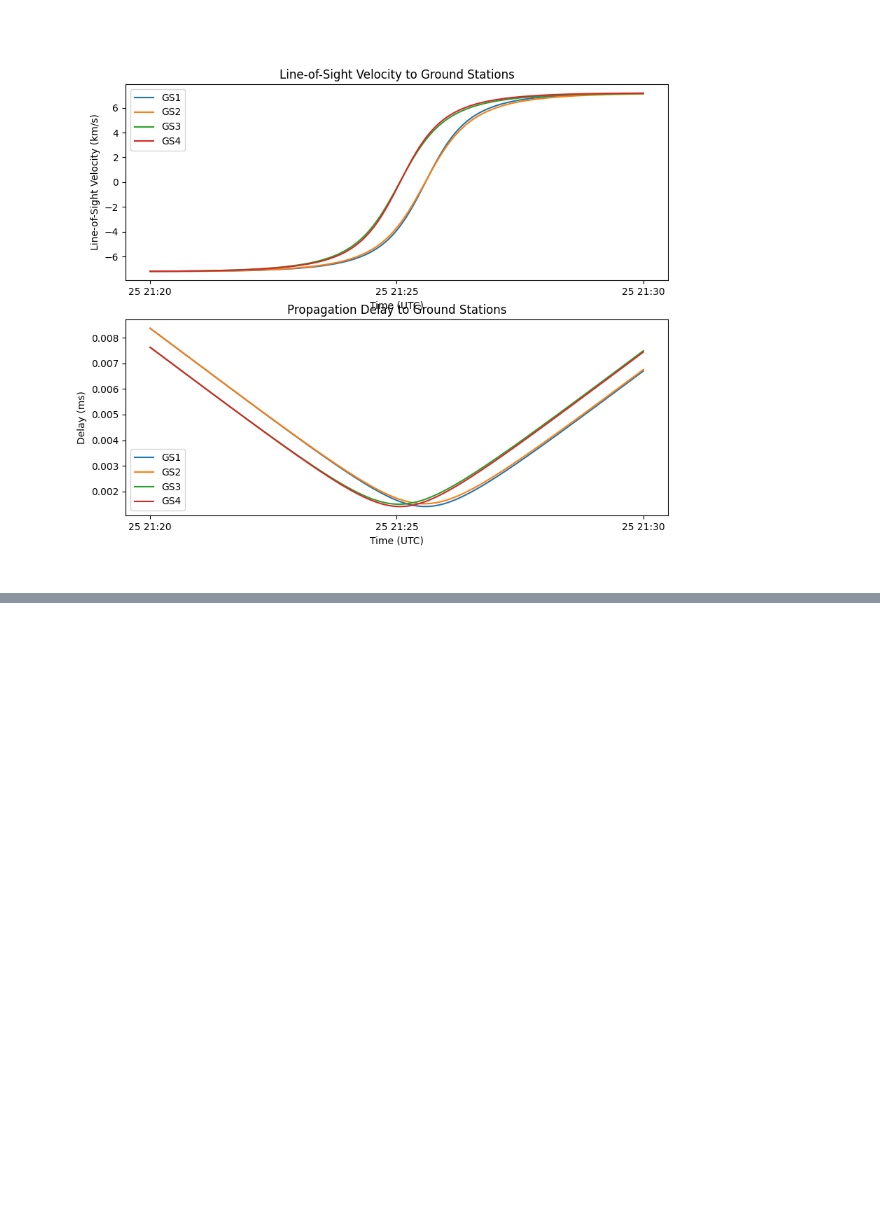
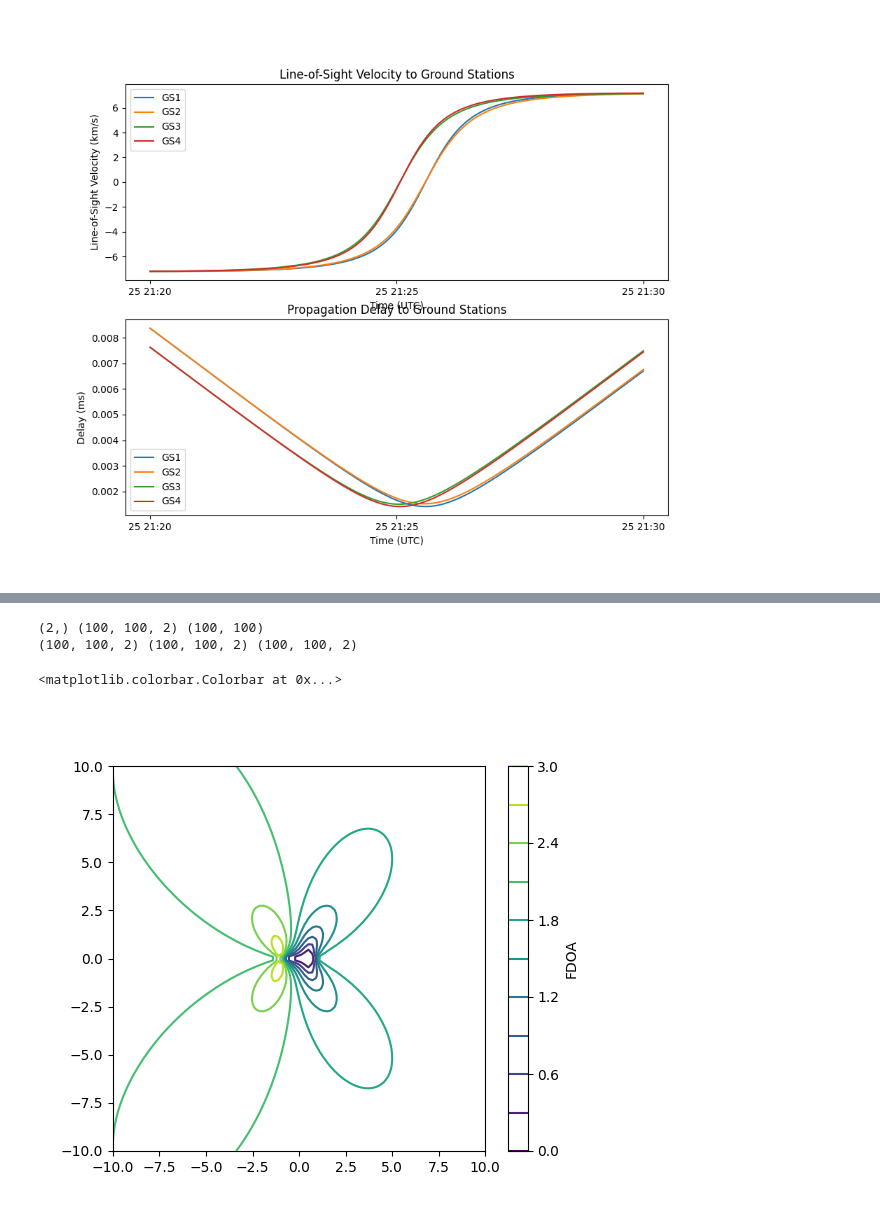
Before and after one commit to kamilix2003/sat-ant, a Jupyter notebook: sat_path.ipynb, the cells around one changed output, grey strips where cells are left out. Cells and saved outputs as stored; diff of their text form; code cells hidden in the pictures; blank space fills up the shorter version.

```diff
--- a/sat_path.ipynb
+++ b/sat_path.ipynb
@@ -118,0 +173,32 @@ plt.show()
+# %%
+
+v1 = np.array([1, 1])
+v2 = np.array([-1, 3])
+v3 = np.array([5, 10])
+
+# v1 = v1[np.newaxis, np.newaxis, :]
+# v2 = v2[np.newaxis, np.newaxis, :]
+# v3 = v3[np.newaxis, np.newaxis, :]
+
+print(v1.shape, ry1.shape, np.linalg.norm(ry1, axis=2).shape)
+
+# d1 = np.vecdot(v1, ry1, axis=2)
+d1 = v1.T * ry1 / np.linalg.norm(ry1, axis=2)[:, :, np.newaxis]
+d2 = v2.T * ry2 / np.linalg.norm(ry2, axis=2)[:, :, np.newaxis]
+d3 = v3.T * ry3 / np.linalg.norm(ry3, axis=2)[:, :, np.newaxis]
+
+print(d1.shape, d2.shape, d3.shape)
+
+f12 = np.linalg.norm(d1 - d2, axis=2)
+f13 = np.linalg.norm(d1 - d3, axis=2)
+# %% [output]
+(2,) (100, 100, 2) (100, 100)
+(100, 100, 2) (100, 100, 2) (100, 100, 2)
+# %%
+fig = plt.figure(figsize=(6, 5))
+ax = fig.add_subplot(111)
+cf = ax.contour(x, y, f12, levels=10, cmap='viridis')
+fig.colorbar(cf, ax=ax, label='FDOA')
+# %% [output]
+<matplotlib.colorbar.Colorbar at 0x...>
+[figure, added]
```
Also changed, not shown: parts of 5 cells of this notebook, 3 other files.
